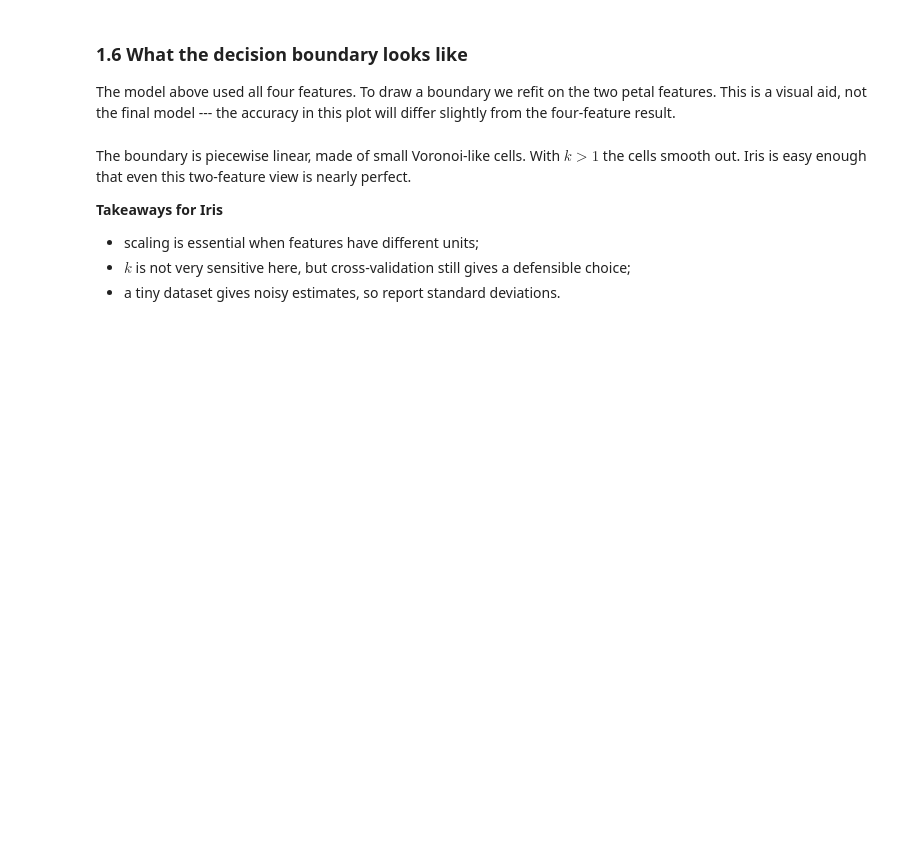
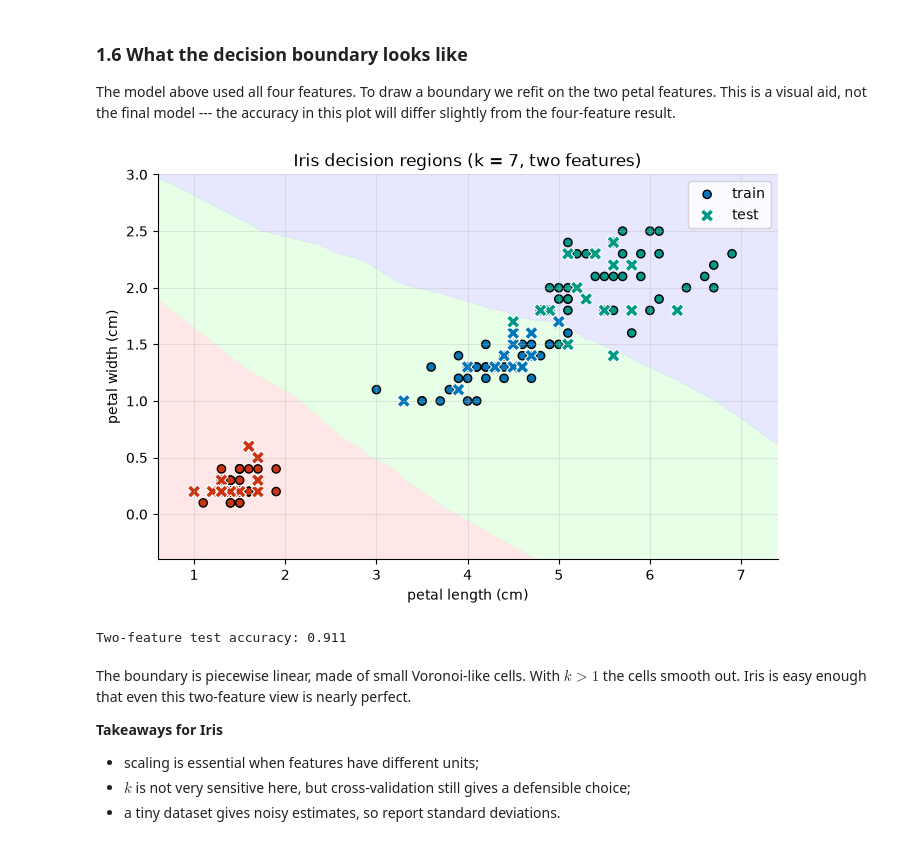
Before and after one commit to aashra9/Machine-Learning, a Jupyter notebook: Code/knn_datasets_worksheet.ipynb, the cells around one changed output. Cells and saved outputs as stored; diff of their text form; code cells hidden in the pictures; blank space fills up the shorter version.

```diff
--- a/Code/knn_datasets_worksheet.ipynb
+++ b/Code/knn_datasets_worksheet.ipynb
@@ -294,33 +439,36 @@ features. This is a visual aid, not the final model --- the accuracy in this plo
 differ slightly from the four-feature result.
 # %%
 feature_idx = [2, 3]  # petal length and petal width
-X2_train = X_ir_train[:, feature_idx]
-X2_test = X_ir_test[:, feature_idx]
+x2_train = x_ir_train[:, feature_idx]
+x2_test = x_ir_test[:, feature_idx]
 
-boundary_model = build_knn_pipeline(best_k_iris).fit(X2_train, y_ir_train)
+boundary_model = build_knn_pipeline(best_k_iris).fit(x2_train, y_ir_train)
 
-x_min, x_max = X2_train[:, 0].min() - 0.5, X2_train[:, 0].max() + 0.5
-y_min, y_max = X2_train[:, 1].min() - 0.5, X2_train[:, 1].max() + 0.5
+x_min, x_max = x2_train[:, 0].min() - 0.5, x2_train[:, 0].max() + 0.5
+y_min, y_max = x2_train[:, 1].min() - 0.5, x2_train[:, 1].max() + 0.5
 xx, yy = np.meshgrid(
     np.linspace(x_min, x_max, 400), np.linspace(y_min, y_max, 400)
 )
 zz = boundary_model.predict(np.c_[xx.ravel(), yy.ravel()]).reshape(xx.shape)
 
 fig, ax = plt.subplots()
 ax.contourf(xx, yy, zz, levels=[-0.5, 0.5, 1.5, 2.5],
             colors=["#FFDDDD", "#DDFFDD", "#DDDDFF"], alpha=0.7)
-ax.scatter(X2_train[:, 0], X2_train[:, 1], c=y_ir_train,
+ax.scatter(x2_train[:, 0], x2_train[:, 1], c=y_ir_train,
            cmap=ListedColormap(["#CC3311", "#0077BB", "#009988"]),
            edgecolor="k", s=35, label="train")
-ax.scatter(X2_test[:, 0], X2_test[:, 1], c=y_ir_test, marker="X", s=90,
+ax.scatter(x2_test[:, 0], x2_test[:, 1], c=y_ir_test, marker="X", s=90,
            cmap=ListedColormap(["#CC3311", "#0077BB", "#009988"]),
            edgecolor="white", linewidth=0.8, label="test")
 ax.set(xlabel="petal length (cm)", ylabel="petal width (cm)",
        title=f"Iris decision regions (k = {best_k_iris}, two features)")
 ax.legend()
 plt.show()
 
-print(f"Two-feature test accuracy: {boundary_model.score(X2_test, y_ir_test):.3f}")
+print(f"Two-feature test accuracy: {boundary_model.score(x2_test, y_ir_test):.3f}")
+# %% [output]
+[figure, added]
+Two-feature test accuracy: 0.911
 # %% [markdown]
 The boundary is piecewise linear, made of small Voronoi-like cells. With $k>1$ the cells
 smooth out. Iris is easy enough that even this two-feature view is nearly perfect.
```
Also changed, not shown: parts of 11 cells of this notebook, 54 other files.
